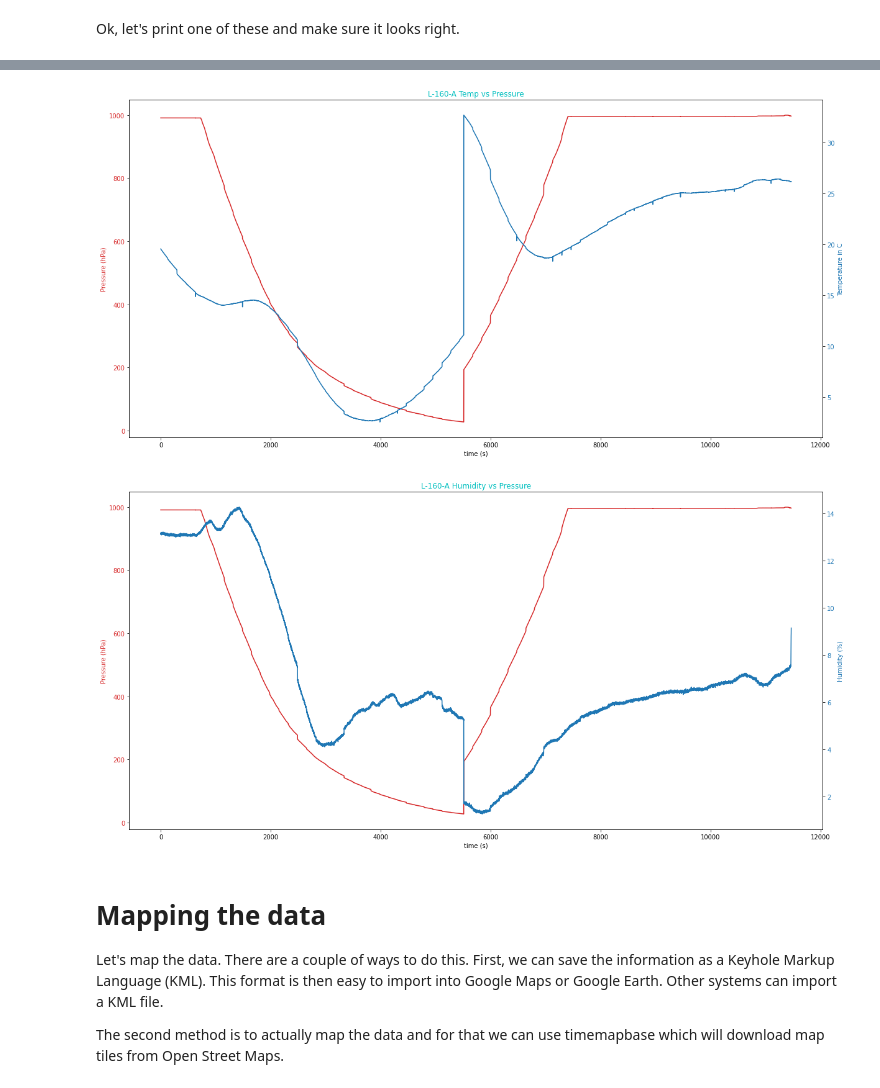
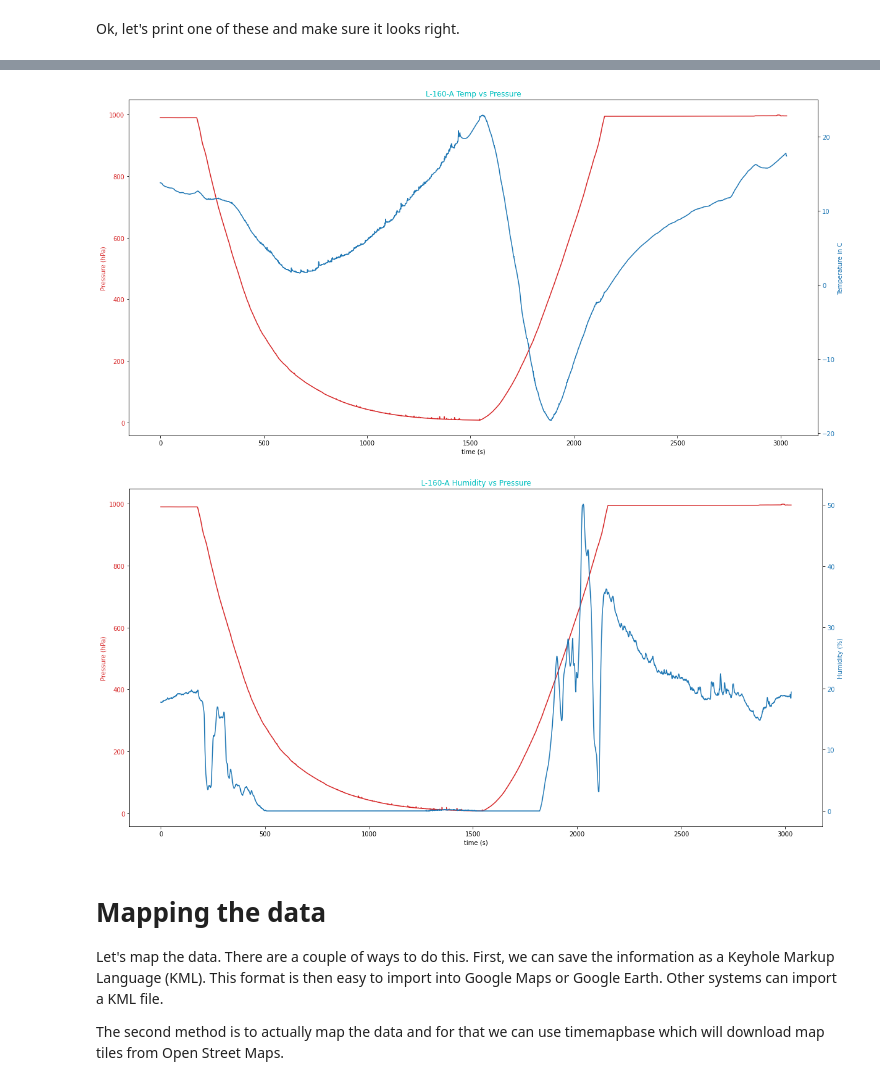
Before and after one commit to M2I-HABET/Mission-160, a Jupyter notebook: Parse_HABET_FDR_Data.ipynb, the cells around one changed output, grey strips where cells are left out. Saved outputs shown, nothing was run; the diff lists cells and outputs as text; code cells hidden in the pictures.

```diff
--- a/Parse_HABET_FDR_Data.ipynb
+++ b/Parse_HABET_FDR_Data.ipynb
@@ -320,14 +320,14 @@ fig, ax1 = plt.subplots(figsize=(20,10))
 color = 'tab:red'
 ax1.set_xlabel('time (s)')
 ax1.set_ylabel('Pressure (hPa)', color=color)
-ax1.plot(bert_df.Pressure,color=color)
+ax1.plot(har_df.Pressure,color=color)
 ax1.tick_params(axis='y', labelcolor=color)
 
 ax2 = ax1.twinx()  # instantiate a second axes that shares the same x-axis
 
 color = 'tab:blue'
 ax2.set_ylabel('Temperature in C', color=color)  # we already handled the x-label with ax1
-ax2.plot(bert_df.Temp)
+ax2.plot(har_df.Temp)
 ax2.tick_params(axis='y', labelcolor=color)
 
 # Always have a good title
@@ -335,31 +335,31 @@ plt.title("{} Temp vs Pressure".format(flight_id),color='c')
 # This allows us to save our pretty graph so we can frame it later
 plt.savefig('Plots/temp_pressure.pdf',bbox_inches = "tight",dpi = 500)
 # %% [output]
-[figure, old version]
+[figure, new version]
 # %%
 # Setup fixed points for graphing with
 
 # Turn on subplots
 fig, ax1 = plt.subplots(figsize=(20,10))
 color = 'tab:red'
 ax1.set_xlabel('time (s)')
 ax1.set_ylabel('Pressure (hPa)', color=color)
-ax1.plot(bert_df.Pressure,color=color)
+ax1.plot(har_df.Pressure,color=color)
 ax1.tick_params(axis='y', labelcolor=color)
 
 ax2 = ax1.twinx()  # instantiate a second axes that shares the same x-axis
 
 color = 'tab:blue'
 ax2.set_ylabel('Humidity (%)', color=color)  # we already handled the x-label with ax1
-ax2.plot(bert_df.Humidity)
+ax2.plot(har_df.Humidity)
 ax2.tick_params(axis='y', labelcolor=color)
 
 # Always have a good title
 plt.title("{} Humidity vs Pressure".format(flight_id),color='c')
 # This allows us to save our pretty graph so we can frame it later
 plt.savefig('Plots/humidity_pressure.pdf',bbox_inches = "tight",dpi = 500)
 # %% [output]
-[figure, old version]
+[figure, new version]
 # %% [markdown]
 # Mapping the data
 Let's map the data. There are a couple of ways to do this. First, we can save the information as a Keyhole Markup Language (KML). This format is then easy to import into Google Maps or Google Earth. Other systems can import a KML file.
```
Also changed, not shown: parts of 11 cells of this notebook, 16 other files.
